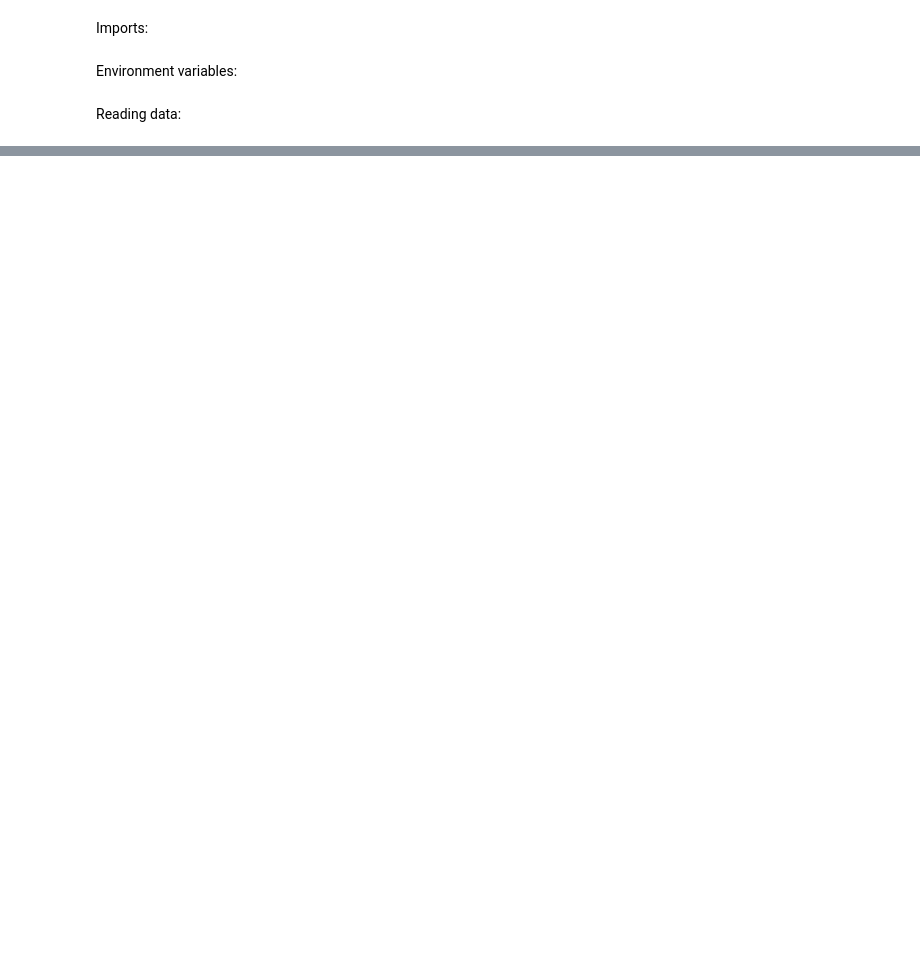
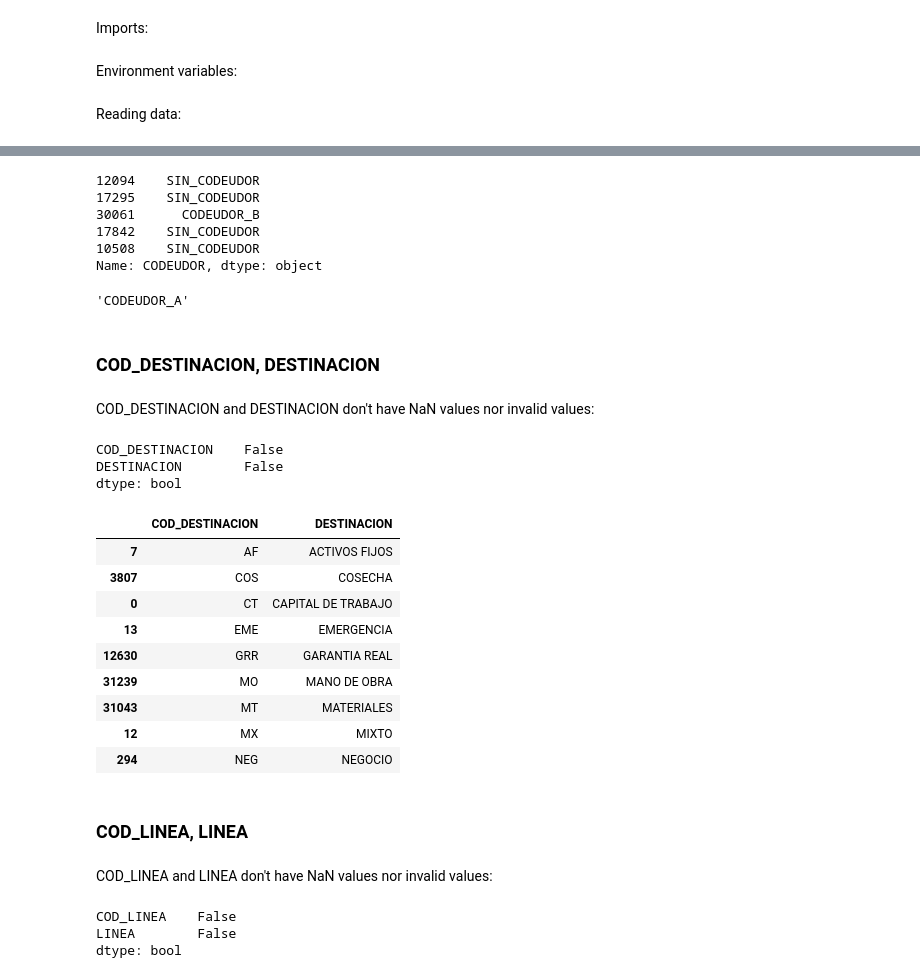
Before and after one commit to hdt94/ds4a-project, a Jupyter notebook: analytics/cleaning/cleaning_colocacion.ipynb, the cells around one changed output, grey strips where cells are left out. Cells and saved outputs as stored; diff of their text form; code cells hidden in the pictures; blank space fills up the shorter version.

```diff
--- a/analytics/cleaning/cleaning_colocacion.ipynb
+++ b/analytics/cleaning/cleaning_colocacion.ipynb
@@ -431,0 +78,8 @@ df
+# %%
+prev_count_cols = df.shape[1]
+
+df.iloc[879, 23] = df.iloc[879, 23] + df.iloc[879, 24]
+df.iloc[879, 24:] = df.iloc[879, 24:].shift(-1)
+df = df.iloc[:, :-1]
+
+prev_count_cols, df.shape[1]
@@ -431,0 +97,4 @@ df
+# %%
+df.columns = cleaning.normalize_columns_name(df.columns)
+
+df.columns.sort_values()  # sorting for presentational purposes only
@@ -431,0 +239,46 @@ df
+# %%
+df['CODEUDOR'].sample(5)
+# %% [output]
+12094    SIN_CODEUDOR
+17295    SIN_CODEUDOR
+30061      CODEUDOR_B
+17842    SIN_CODEUDOR
+10508    SIN_CODEUDOR
+Name: CODEUDOR, dtype: object
+# %%
+df.loc[22, 'CODEUDOR']
+# %% [output]
+'CODEUDOR_A'
+# %% [markdown]
+### COD_DESTINACION, DESTINACION
+# %% [markdown]
+COD_DESTINACION and DESTINACION don't have NaN values nor invalid values:
+# %%
+df[['COD_DESTINACION', 'DESTINACION']].isna().any()
+# %% [output]
+COD_DESTINACION    False
+DESTINACION        False
+dtype: bool
+# %%
+df[['COD_DESTINACION', 'DESTINACION']].drop_duplicates().sort_values(by='COD_DESTINACION')
+# %% [output]
+|  | COD_DESTINACION | DESTINACION |
+| 7 | AF | ACTIVOS FIJOS |
+| 3807 | COS | COSECHA |
+| 0 | CT | CAPITAL DE TRABAJO |
+| 13 | EME | EMERGENCIA |
+| 12630 | GRR | GARANTIA REAL |
+| 31239 | MO | MANO DE OBRA |
+| 31043 | MT | MATERIALES |
+| 12 | MX | MIXTO |
+| 294 | NEG | NEGOCIO |
+# %% [markdown]
+### COD_LINEA, LINEA
+# %% [markdown]
+COD_LINEA and LINEA don't have NaN values nor invalid values:
+# %%
+df[['COD_LINEA', 'LINEA']].isna().any()
+# %% [output]
+COD_LINEA    False
+LINEA        False
+dtype: bool
```
Also changed, not shown: parts of 207 cells of this notebook, 14 other files.
